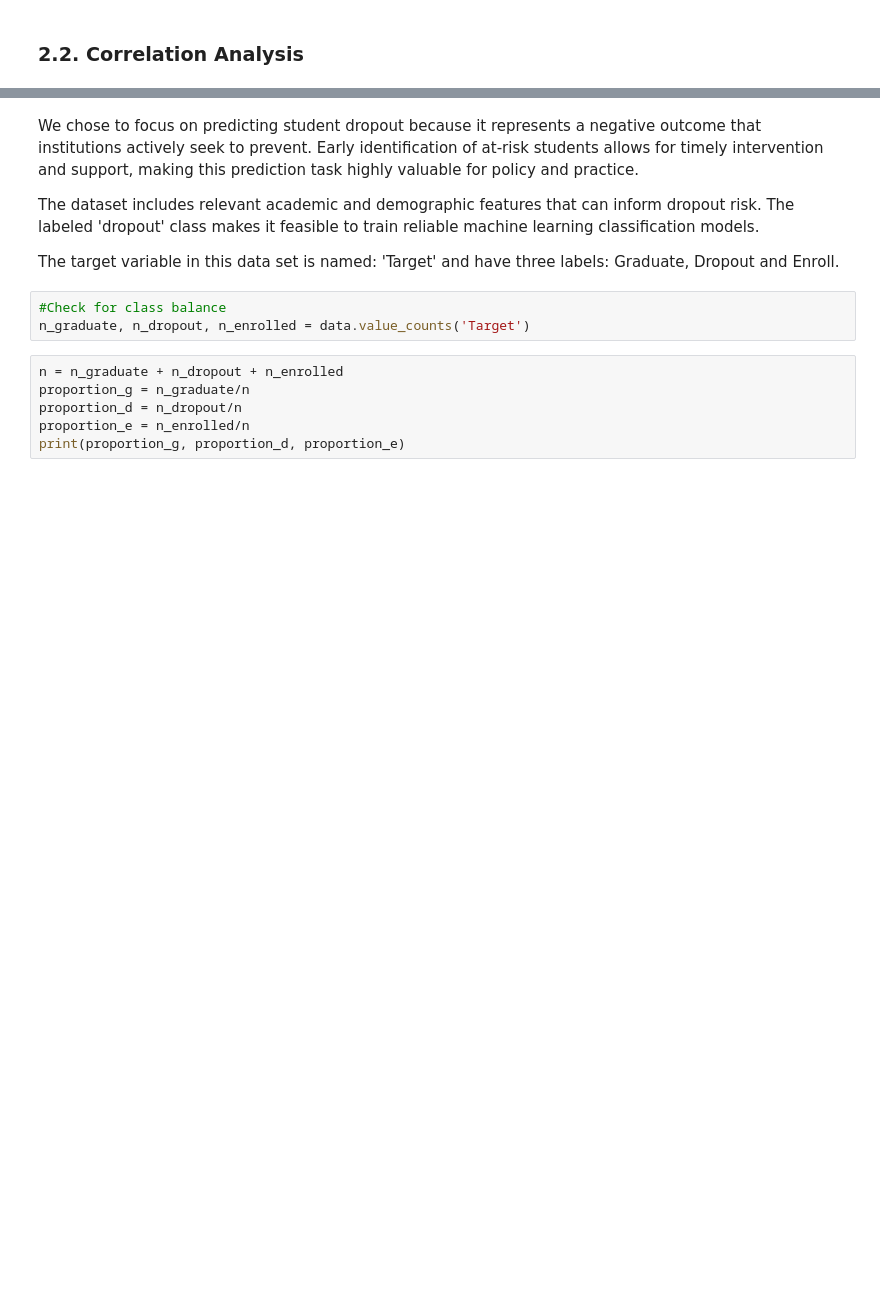
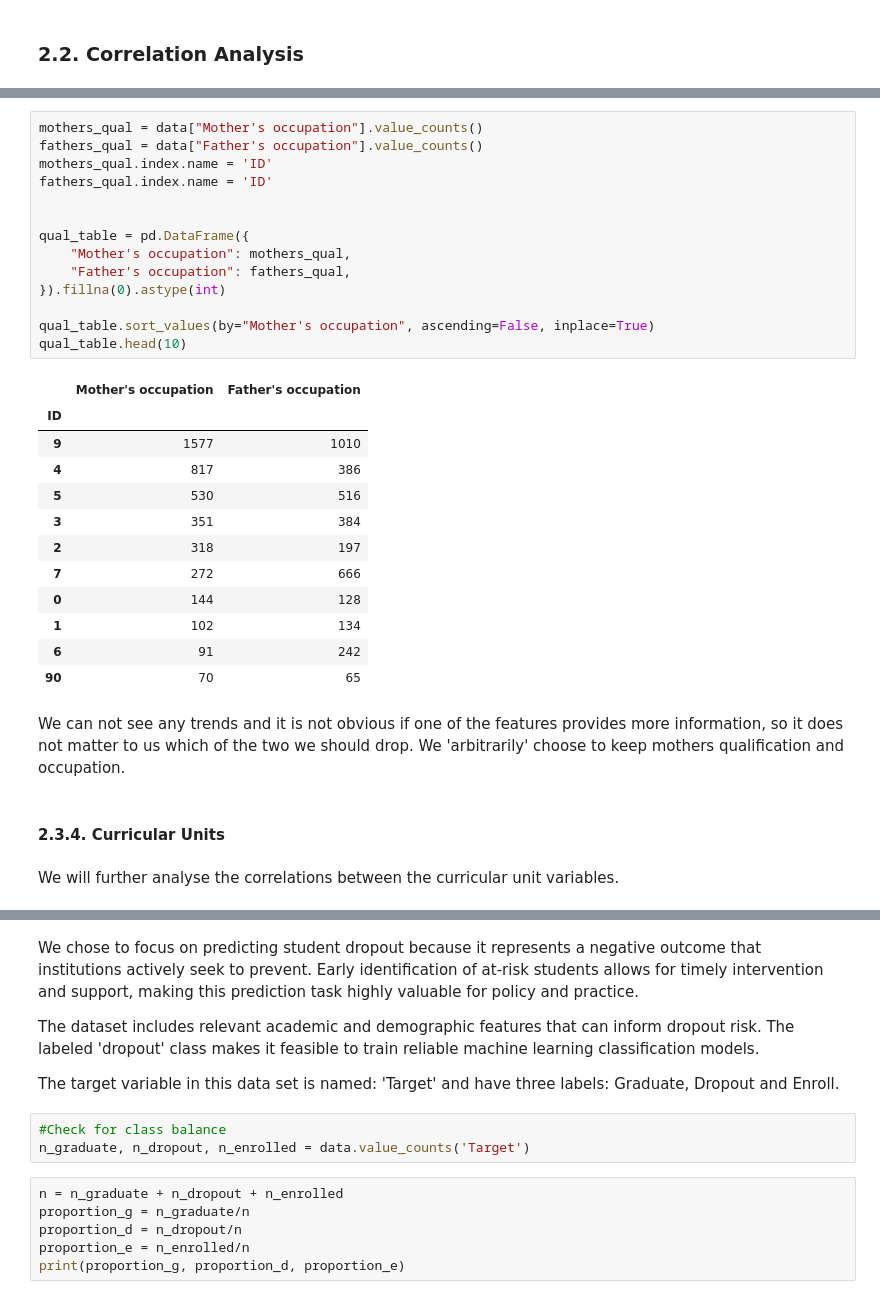
Before and after one commit to toschka123/Student_Dropout, a Jupyter notebook: ML_Project.ipynb, the cells around one changed output, grey strips where cells are left out. Saved outputs shown, nothing was run; the diff lists cells and outputs as text; blank space fills up the shorter version.

```diff
--- a/ML_Project.ipynb
+++ b/ML_Project.ipynb
@@ -472,0 +469,33 @@ Name: count, dtype: int64
+# %%
+mothers_qual = data["Mother's occupation"].value_counts()
+fathers_qual = data["Father's occupation"].value_counts()
+mothers_qual.index.name = 'ID'
+fathers_qual.index.name = 'ID'
+
+
+qual_table = pd.DataFrame({
+    "Mother's occupation": mothers_qual,
+    "Father's occupation": fathers_qual,
+}).fillna(0).astype(int)
+
+qual_table.sort_values(by="Mother's occupation", ascending=False, inplace=True)
+qual_table.head(10)
+# %% [output]
+|  | Mother's occupation | Father's occupation |
+| ID |  |  |
+| 9 | 1577 | 1010 |
+| 4 | 817 | 386 |
+| 5 | 530 | 516 |
+| 3 | 351 | 384 |
+| 2 | 318 | 197 |
+| 7 | 272 | 666 |
+| 0 | 144 | 128 |
+| 1 | 102 | 134 |
+| 6 | 91 | 242 |
+| 90 | 70 | 65 |
+# %% [markdown]
+We can not see any  trends and it is not obvious if one of the features provides more information, so it does not matter to us which of the two we should drop. We 'arbitrarily' choose to keep mothers qualification and occupation.
+# %% [markdown]
+#### 2.3.4. Curricular Units
+# %% [markdown]
+We will further analyse the correlations between the curricular unit variables.
```
Also changed, not shown: parts of 96 cells of this notebook.
